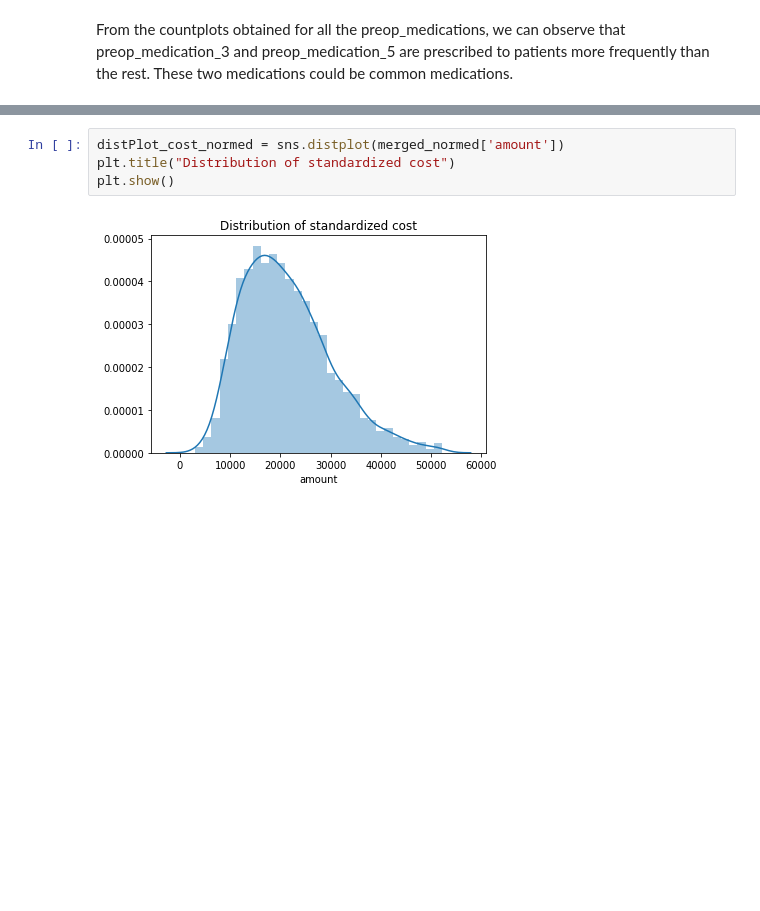
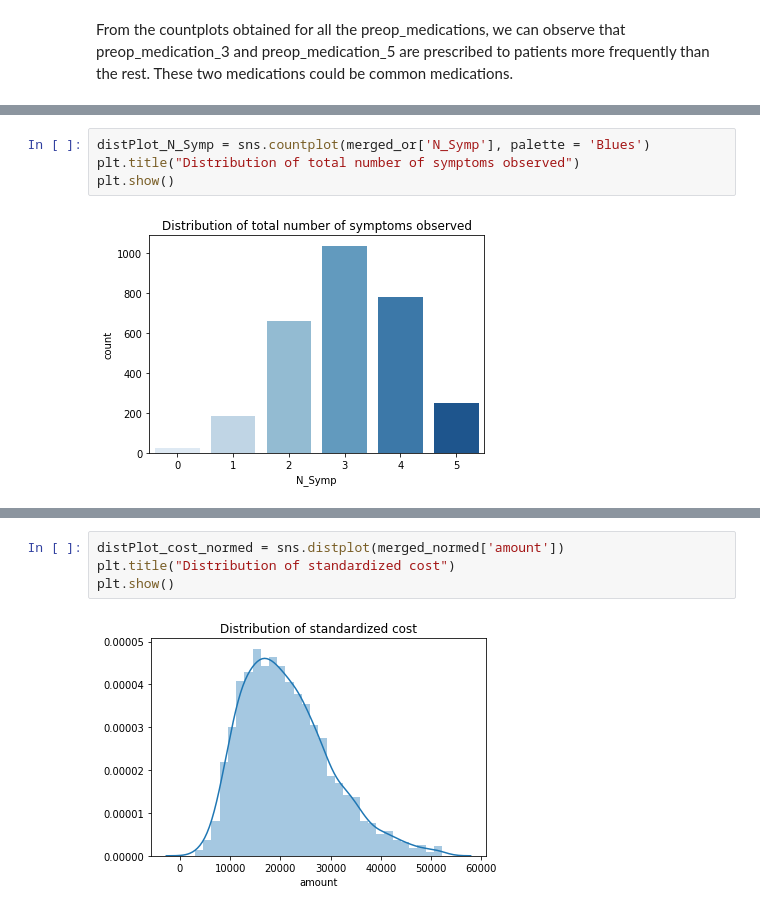
Before and after one commit to soonnanwee/H_Assignment, a Jupyter notebook: Holmusk - With FeatureImportance.ipynb, the cells around one changed output, grey strips where cells are left out. Drawn from its saved outputs; the diff is of its cells as text; blank space fills up the shorter version.

```diff
--- a/Holmusk - With FeatureImportance.ipynb
+++ b/Holmusk - With FeatureImportance.ipynb
@@ -307,0 +245,6 @@ merged_normed.describe()
+# %%
+distPlot_N_Symp = sns.countplot(merged_or['N_Symp'], palette = 'Blues')
+plt.title("Distribution of total number of symptoms observed")
+plt.show()
+# %% [output]
+[figure, added]
```
Also changed, not shown: parts of 110 cells of this notebook.
